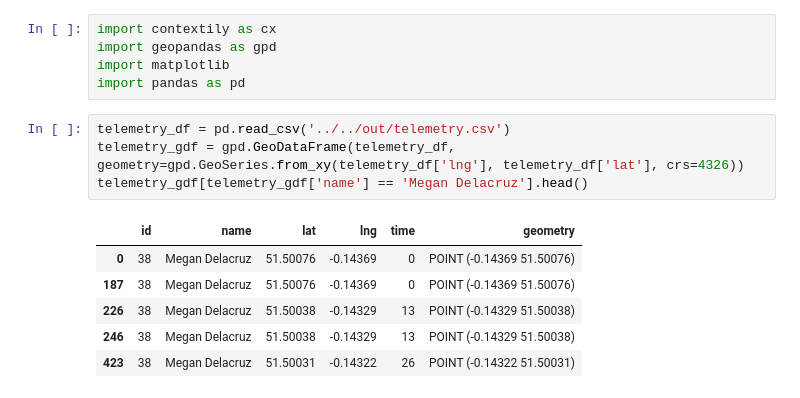
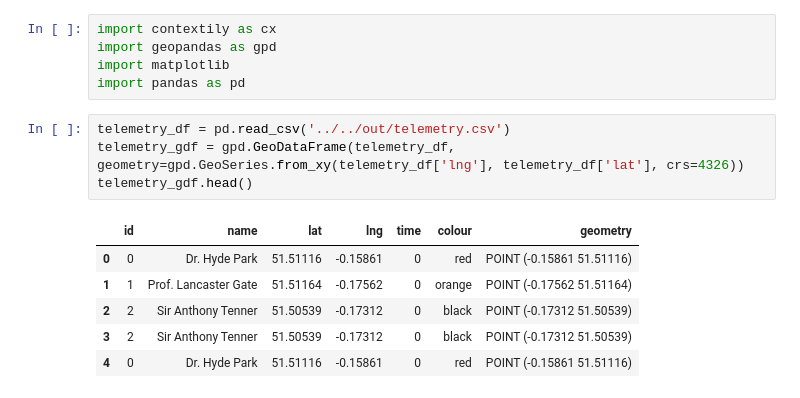
Before and after one commit to frogrammer/journey_faker, a Jupyter notebook: app/visualise/visualise.ipynb, the cells around one changed output. Saved outputs shown, nothing was run; the diff lists cells and outputs as text.

```diff
--- a/app/visualise/visualise.ipynb
+++ b/app/visualise/visualise.ipynb
@@ -26,11 +26,11 @@ import pandas as pd
 # %%
 telemetry_df = pd.read_csv('../../out/telemetry.csv')
 telemetry_gdf = gpd.GeoDataFrame(telemetry_df, geometry=gpd.GeoSeries.from_xy(telemetry_df['lng'], telemetry_df['lat'], crs=4326))
-telemetry_gdf[telemetry_gdf['name'] == 'Megan Delacruz'].head()
+telemetry_gdf.head()
 # %% [output]
-|  | id | name | lat | lng | time | geometry |
-| 0 | 38 | Megan Delacruz | 51.50076 | -0.14369 | 0 | POINT (-0.14369 51.50076) |
-| 187 | 38 | Megan Delacruz | 51.50076 | -0.14369 | 0 | POINT (-0.14369 51.50076) |
-| 226 | 38 | Megan Delacruz | 51.50038 | -0.14329 | 13 | POINT (-0.14329 51.50038) |
-| 246 | 38 | Megan Delacruz | 51.50038 | -0.14329 | 13 | POINT (-0.14329 51.50038) |
-| 423 | 38 | Megan Delacruz | 51.50031 | -0.14322 | 26 | POINT (-0.14322 51.50031) |
+|  | id | name | lat | lng | time | colour | geometry |
+| 0 | 0 | Dr. Hyde Park | 51.51116 | -0.15861 | 0 | red | POINT (-0.15861 51.51116) |
+| 1 | 1 | Prof. Lancaster Gate | 51.51164 | -0.17562 | 0 | orange | POINT (-0.17562 51.51164) |
+| 2 | 2 | Sir Anthony Tenner | 51.50539 | -0.17312 | 0 | black | POINT (-0.17312 51.50539) |
+| 3 | 2 | Sir Anthony Tenner | 51.50539 | -0.17312 | 0 | black | POINT (-0.17312 51.50539) |
+| 4 | 0 | Dr. Hyde Park | 51.51116 | -0.15861 | 0 | red | POINT (-0.15861 51.51116) |
```
Also changed, not shown: parts of 4 cells of this notebook, 15 other files.
